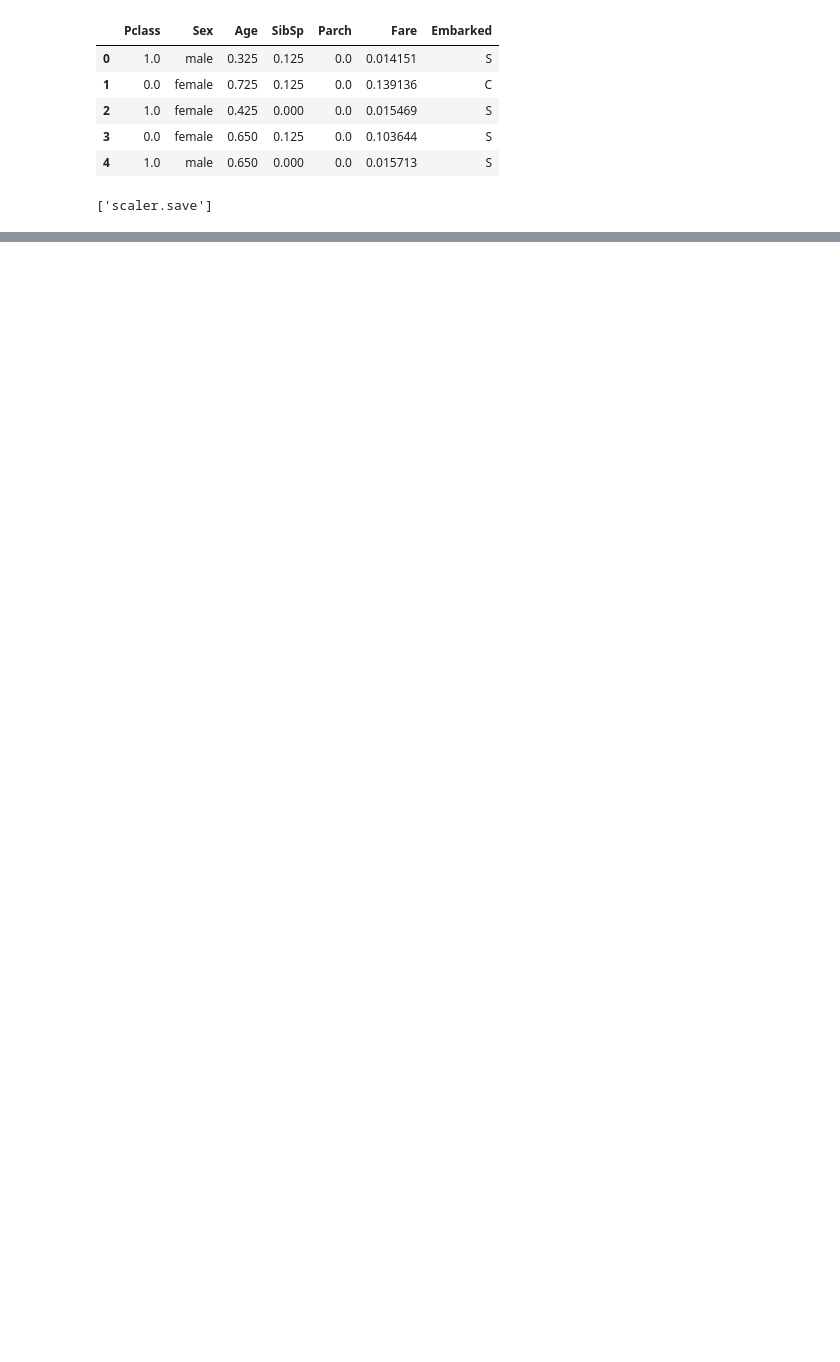
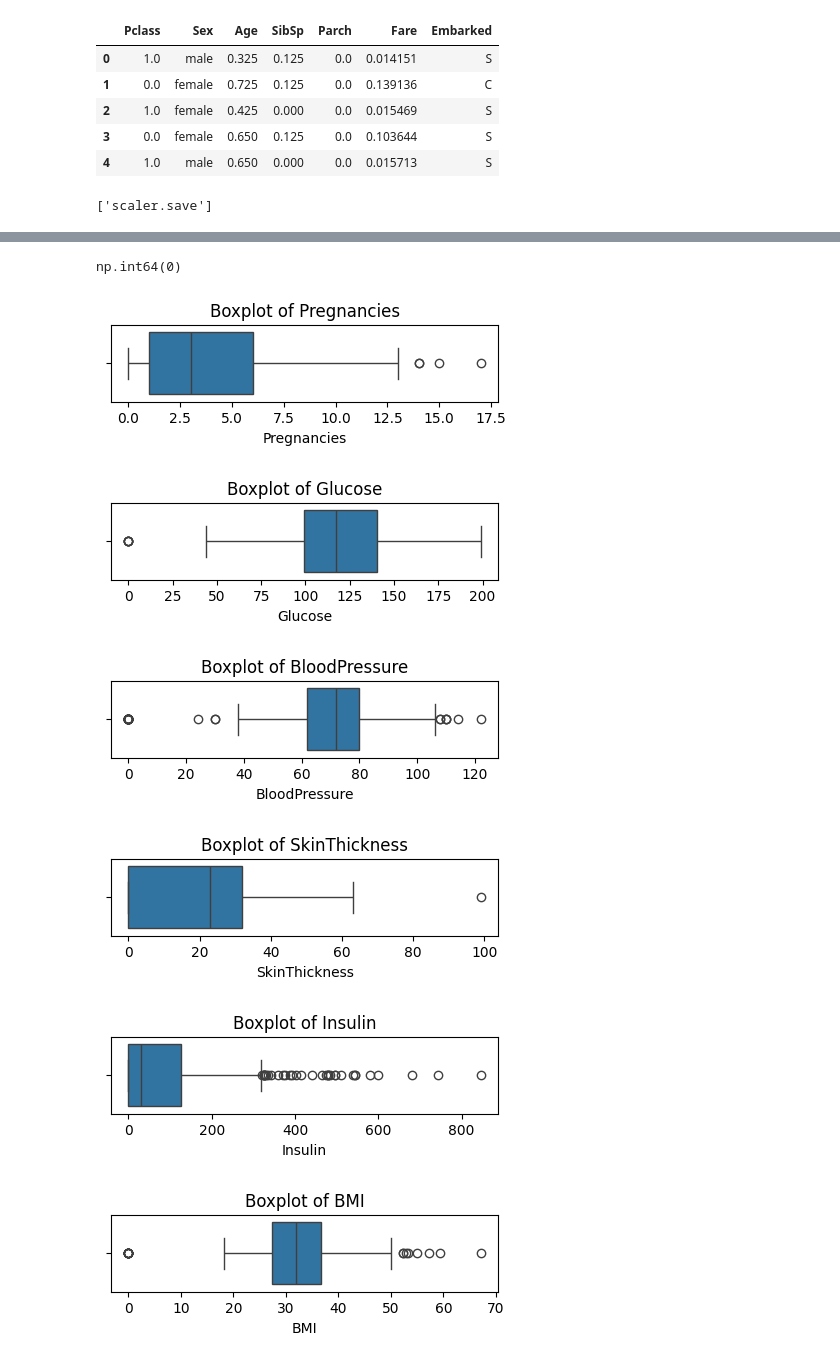
Before and after one commit to kavinduperera-source/UoM-T1-AI-stuff, a Jupyter notebook: Session 2/data_processing.ipynb, the cells around one changed output, grey strips where cells are left out. Cells and saved outputs as stored; diff of their text form; code cells hidden in the pictures; blank space fills up the shorter version.

Commit message:
classwork 2: Data Processing and Visualization

```diff
--- a/Session 2/data_processing.ipynb
+++ b/Session 2/data_processing.ipynb
@@ -311,0 +319,4 @@ joblib.dump(scaler, 'scaler.save') #saving the scaler object for future use
+# %%
+
+diabetics_df = pd.read_csv(r"C:\Users\acer\Downloads\diabetes.csv")
+diabetics_df.head()
@@ -311,0 +351,18 @@ joblib.dump(scaler, 'scaler.save') #saving the scaler object for future use
+# %%
+diabetics_df.duplicated().sum() #finding the number of duplicate rows
+# %% [output]
+np.int64(0)
+# %%
+for column in diabetics_df.columns:
+    plt.figure(figsize=(5,1),dpi=100)
+    sns.boxplot(x=diabetics_df[column])
+    plt.title(f'Boxplot of {column}')
+    plt.xlabel(column)
+    plt.show()
+# %% [output]
+[figure, added]
+[figure, added]
+[figure, added]
+[figure, added]
+[figure, added]
+[figure, added]
```
Also changed, not shown: parts of 14 cells of this notebook.
